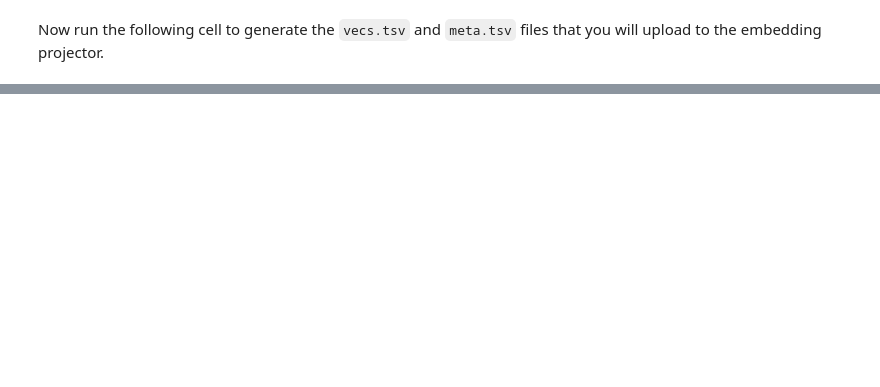
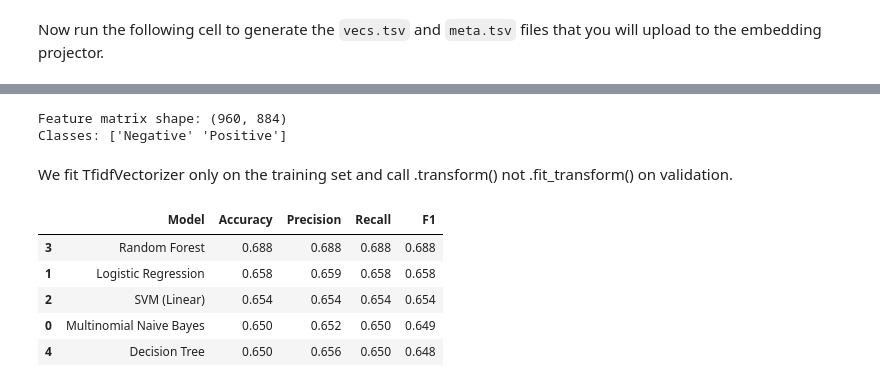
Before and after one commit to layal-z/AAI614_Zeineddine, a Jupyter notebook: Week_8/arabizi.ipynb, the cells around one changed output, grey strips where cells are left out. Saved outputs shown, nothing was run; the diff lists cells and outputs as text; code cells hidden in the pictures; blank space fills up the shorter version.

```diff
--- a/Week_8/arabizi.ipynb
+++ b/Week_8/arabizi.ipynb
@@ -393,0 +502,61 @@ out_m.close()
+# %%
+from sklearn.feature_extraction.text import TfidfVectorizer
+from sklearn.naive_bayes import MultinomialNB
+from sklearn.linear_model import LogisticRegression
+from sklearn.svm import LinearSVC
+from sklearn.ensemble import RandomForestClassifier
+from sklearn.tree import DecisionTreeClassifier
+from sklearn.metrics import accuracy_score, precision_score, recall_score, f1_score, classification_report
+
+# Build TF-IDF feature matrices from the same train/val sentences already in memory
+tfidf = TfidfVectorizer(max_features=6000, ngram_range=(1, 2),
+                        min_df=2, sublinear_tf=True)
+
+X_train_tfidf =tfidf.fit_transform(train_sentences)   # fit only on train
+X_val_tfidf=tfidf.transform(val_sentences)         # transform val
+
+# Convert string labels ("positive"/"negative") to 0/1
+from sklearn.preprocessing import LabelEncoder
+le = LabelEncoder()
+y_train = le.fit_transform(train_labels)
+y_val= le.transform(val_labels)
+
+print("Feature matrix shape:", X_train_tfidf.shape)
+print("Classes:", le.classes_)
+# %% [output]
+Feature matrix shape: (960, 884)
+Classes: ['Negative' 'Positive']
+# %% [markdown]
+We fit TfidfVectorizer only on the training set and call .transform() not .fit_transform() on validation.
+# %%
+import pandas as pd
+
+models = [
+    ("Multinomial Naive Bayes", MultinomialNB(alpha=0.5)),
+    ("Logistic Regression",     LogisticRegression(C=5.0, max_iter=1000, solver='saga')),
+    ("SVM (Linear)",            LinearSVC(C=1.0, max_iter=2000)),
+    ("Random Forest",           RandomForestClassifier(n_estimators=200, random_state=42, n_jobs=-1)),
+    ("Decision Tree",           DecisionTreeClassifier(max_depth=20, random_state=42)),
+]
+
+results = []
+for name, clf in models:
+    clf.fit(X_train_tfidf, y_train)
+    y_pred = clf.predict(X_val_tfidf)
+    results.append({
+        "Model":     name,
+        "Accuracy":  round(accuracy_score(y_val, y_pred), 3),
+        "Precision": round(precision_score(y_val, y_pred, average='weighted', zero_division=0), 3),
+        "Recall":    round(recall_score(y_val, y_pred, average='weighted', zero_division=0), 3),
+        "F1":        round(f1_score(y_val, y_pred, average='weighted', zero_division=0), 3),
+    })
+
+df_results = pd.DataFrame(results).sort_values("F1", ascending=False)
+df_results
+# %% [output]
+|  | Model | Accuracy | Precision | Recall | F1 |
+| 3 | Random Forest | 0.688 | 0.688 | 0.688 | 0.688 |
+| 1 | Logistic Regression | 0.658 | 0.659 | 0.658 | 0.658 |
+| 2 | SVM (Linear) | 0.654 | 0.654 | 0.654 | 0.654 |
+| 0 | Multinomial Naive Bayes | 0.650 | 0.652 | 0.650 | 0.649 |
+| 4 | Decision Tree | 0.650 | 0.656 | 0.650 | 0.648 |
```
Also changed, not shown: parts of 14 cells of this notebook.
